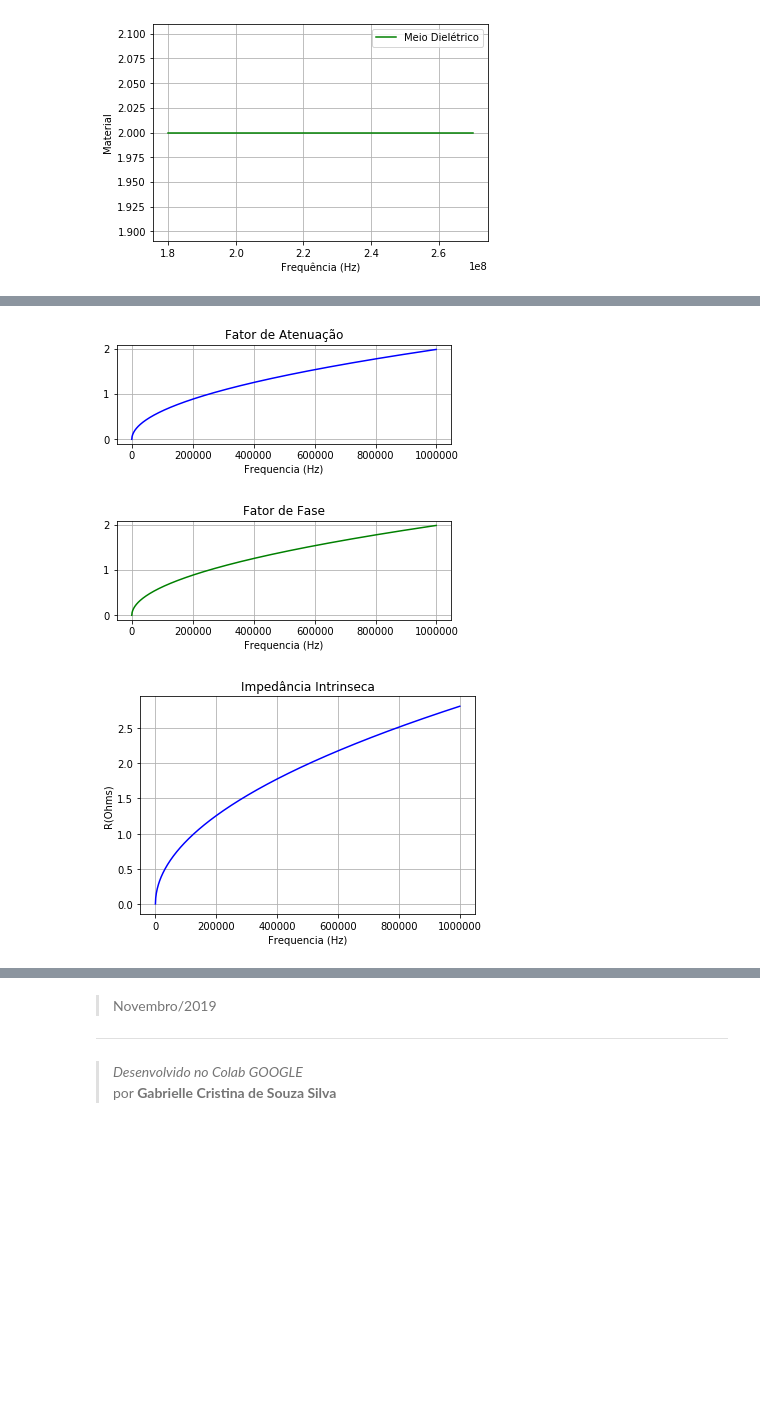
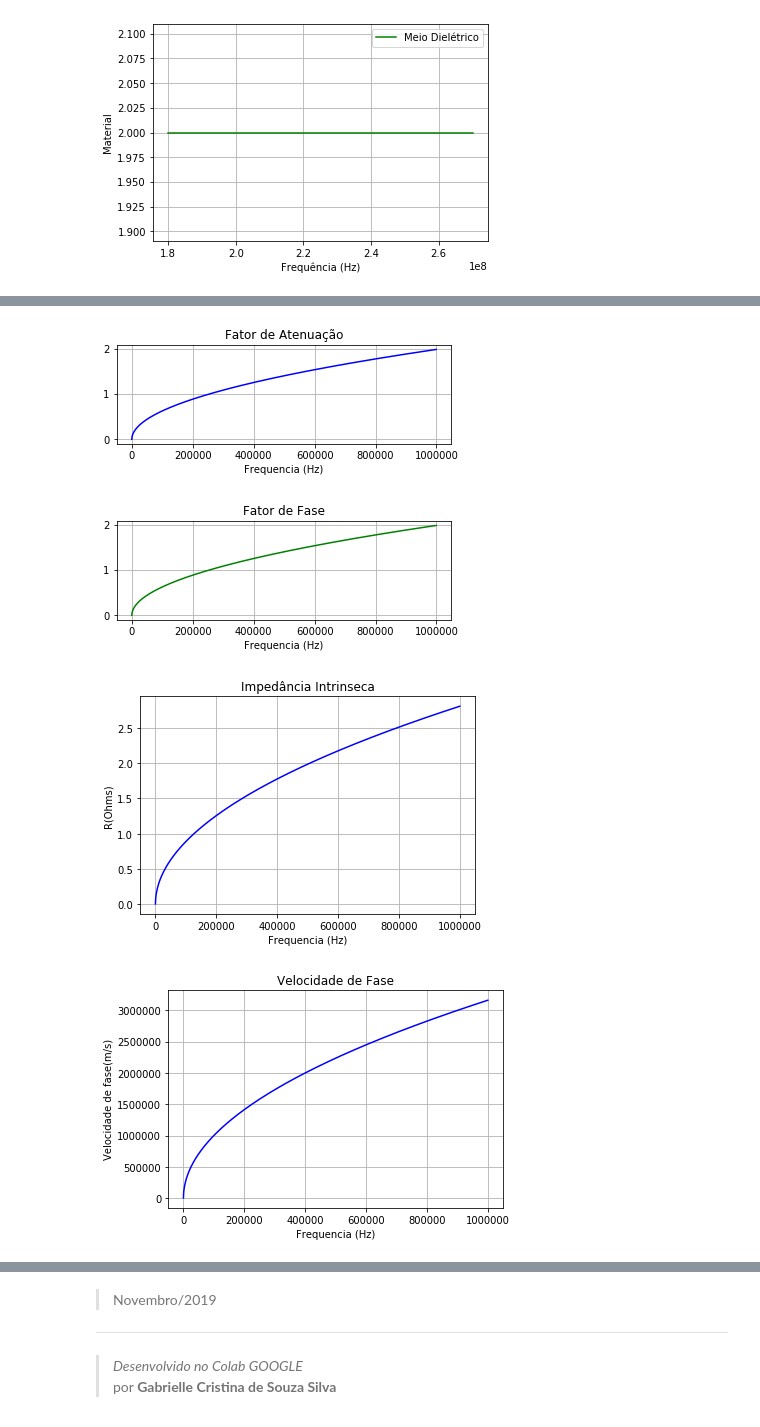
Before and after one commit to Gabriellecss/calculadoraOEM, a Jupyter notebook: Copy_of_Tarefa_2_GABRIELLE_Calculadora_OEM_versão_revisada.ipynb, the cells around one changed output, grey strips where cells are left out. Cells and saved outputs as stored; diff of their text form; code cells hidden in the pictures; blank space fills up the shorter version.

```diff
--- a/Copy_of_Tarefa_2_GABRIELLE_Calculadora_OEM_versão_revisada.ipynb
+++ b/Copy_of_Tarefa_2_GABRIELLE_Calculadora_OEM_versão_revisada.ipynb
@@ -307,24 +307,26 @@ plt.title('Velocidade de Fase')
 plt.grid(True) #Ativação das grades do gráfico
 plt.xlabel( 'Frequencia (Hz)')
 plt.ylabel ('Velocidade de fase(m/s)')
-
+'''
 ############################################################################
 
 ## Calculo da Velocidade de deslocamento
 lVe=[] #lista para armazenar dados para plotar o grafico
 
+ #ang = atand(diff(imag(cv))./diff(real(cv)))
+
 for f in vetor_f:
   ene0=(cmath.sqrt(1j*2*pi*f*mu)/(sigma+1j*2*pi*f*e))
-  angle(ene0)
-  Ve = 2*cos(angle(ene0)/(e*abs(ene0))+mu/abs(ene0))
-  lVe.append(Ve)
+  Ve = 2*cos(cmath.phase(ene0)/(e*(abs(ene0))+mu)/(abs(ene0)))
+  #lVe.append(Ve)
 #print(lVe) # testar armazenamento da matriz resultante final- grafico
 
 ##Grafico da Velocidade de deslocamento x Frequencia
-plt.figure (8)
-plt.plot(vetor_f, lVe,'b-')
+plt.figure(8)
+plt.plot(f, Ve,'b-')
 plt.title('Velocidade de Deslocamento')
 plt.grid(True) #Ativação das grades do gráfico
+plt.xscale('log') #Colocando o eixo X da frequência em escala de log
 plt.xlabel('Frequencia (Hz)')
 plt.ylabel ('Velocidade de deslocamento (m/s)')
 
@@ -336,20 +338,21 @@ lVg=[] #lista para armazenar dados para plotar o grafico
 
 for f in vetor_f:
  gamma=(cmath.sqrt(1j*2*pi*f*mu*(sigma+1j*2*pi*f*e)))
- Vg= imag((2*gamma)/(-4)*pi*f*mu*e+i*mu*sigma)
- lVg.append(Vg)
+ Vg= (2*gamma)/((-4)*pi*f*mu*e+1j*mu*sigma)
+ lVg.append(Vg.imag)
 #print(lVg) # testar armazenamento da matriz resultante final- grafico
 
 ## Grafico da Velocidade de Grupo x Frequencia
 plt.figure(9)
-plt.plot(vetor_f, lVg, 'b-')
+plt.plot(vetor_f, lVg,'b-')
 plt.title ('Velocidade de Grupo')
 plt.grid(True) #Ativação das grades do gráfico
+plt.xscale('log') #Colocando o eixo X da frequência em escala de log
 plt.xlabel( 'Frequencia(Hz)')
 plt.ylabel ('Velocidade de grupo(m/s)')
 
 ############################################################################
-
+'''
 ## Calculo da Dispersao do meio
 
 lvg=[]
@@ -358,37 +361,57 @@ lDm=[]
 
 for f in vetor_f:
   gamma=(cmath.sqrt(1j*2*pi*f*mu*(sigma+1j*2*pi*f*e)))
-  Vg= imag((2*gamma)/(-4)*pi*f*mu*e+i*mu*sigma)
-  lVg.append(Vg)
+  Vg1= ((2*gamma)/(-4)*pi*f*mu*e+i*mu*sigma)
+  Vg=Vg1.imag
+  #lVg.append(Vg)
   beta=gamma.imag
   Vp= (2*pi*f)/beta
-  lVp.append(Vp)
-  Dm= lVp/lVg
-
-lDm = lVp/lVg
+  #lVp.append(Vp)
+  Dm= Vp/Vg
+  lDm.append(Dm)
 
 ## Grafico da Dispersao do meio x Frequencia
 plt.figure(10)
-plt.plot(vetor_f, lDm,  'b-')
+plt.semilogx(vetor_f, lDm, 'b*-.') ########TESTE!!!!
 plt.xscale('log') # incluir escala de log no eixo X
 plt.grid(True) #Ativação das grades do gráfico
 plt.title ('Dispersao do Meio')
 plt.xlabel( 'Frequencia (Hz)')
+plt.ylabel('Dispersao do Meio')
+
 
 ############################################################################
 
 ## Calculo da Penetracao da onda
-for f = 10^4:1000:10^8;
-gamma = sqrt(i*2*pi*f*mu*(sigma+i*2*pi*f*e));
-qsi(f) = -log(0.707)/(real(gamma));
-end
-f = 10^4:1000:10^8;
+vetor_f=[]
+lqsi=[]
+i=1
+while i <= pow(10, 8): #precisa da funcao 'pow(x,y)', se escrever 10^6 ele entende que é 12, e nao 1000000
+    vetor_f.append(i) #aumentando o tamanho do vetor com cada valor de 'i'
+    i = i + pow(10, 3) #incrementando o loop como deve ser, de 10^3 em 10^3
+
+#Aqui entra o loop seguinte que usa o valor que esta em cada posicao do vetor f
+
+
+#Aqui entra o loop seguinte que usa o valor que esta em cada posicao do vetor f
+
+for f in vetor_f:
+#for f2 = 10^4:1000:10^8; -------------------------------------------------------TIRAR
+  gamma=(cmath.sqrt(1j*2*pi*f*mu*(sigma+1j*2*pi*f*e)))
+  qsi= -log(0.707)/(gamma.real)
+  lqsi.append(qsi)
+#print(lqsi) # testar armazenamento da matriz resultante final- grafico
+
 
 ## Grafico da Penetracao da onda x Frequencia
-figure, semilogx(f, qsi(f))
-title ('Penetracao da onda')
-xlabel( 'f(Hz)')
-ylabel ('Distancia(m)')
-xlim( [ 10^4 10^11 ] )
-grid on
+plt.figure(11)
+plt.plot(vetor_f,lqsi,'b-')
+plt.grid(True) #Ativação das grades do gráfico
+plt.xscale('log') # incluir escala de log no eixo X
+plt.title ('Penetracao da onda')
+plt.xlabel( 'Freqnecia(Hz)')
+plt.ylabel ('Distancia(m)')
+#plt.xlim([10**4,10**11])
+
+############################################################################
 # %% [output]
@@ -396,3 +419,4 @@ Text(0, 0.5, 'R(Ohms)')
 [figure]
 [figure]
 [figure]
+[figure, added]
```
Also changed, not shown: parts of 2 cells of this notebook.
